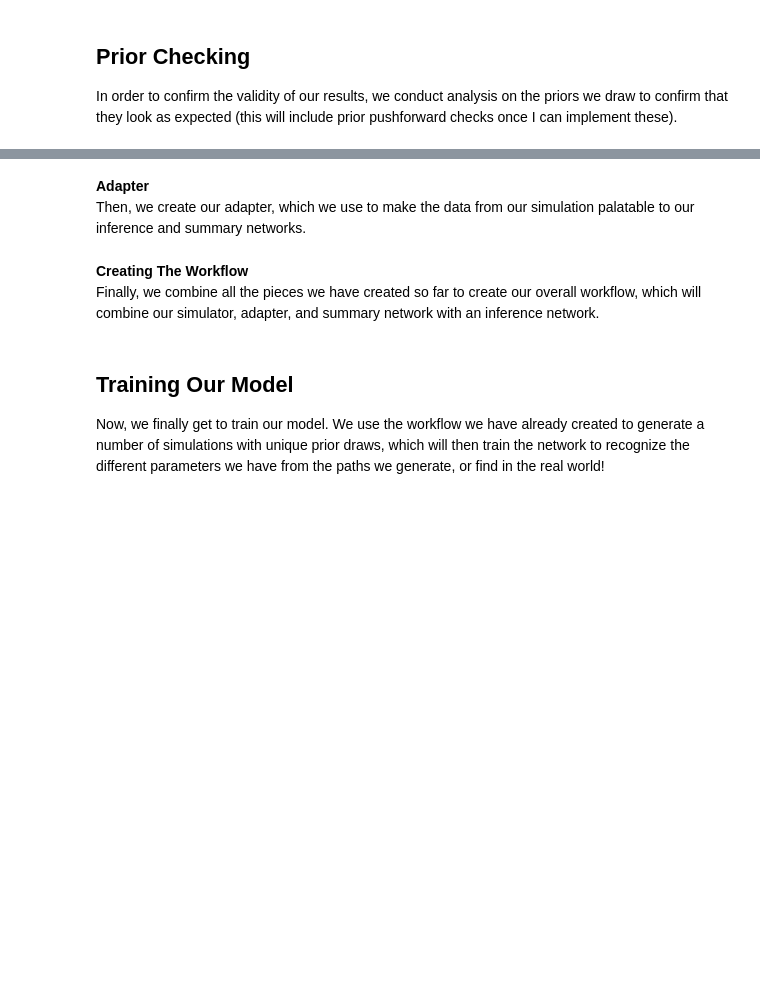
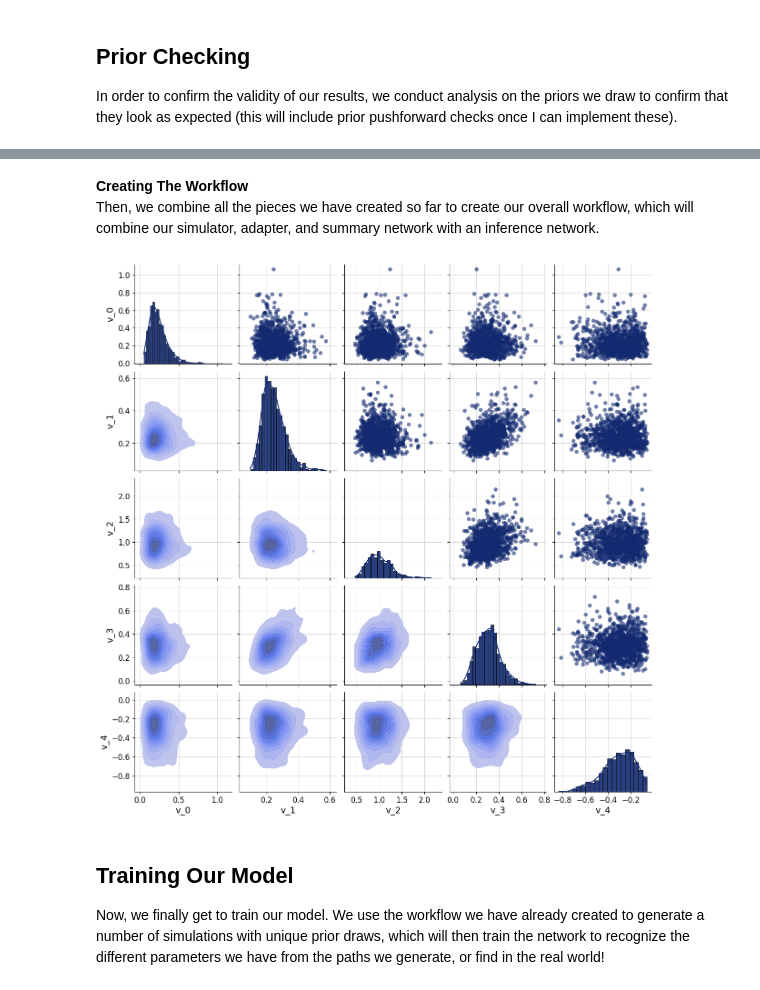
Before and after one commit to HexTechKiran/BayesSmile, a Jupyter notebook: HSV.ipynb, the cells around one changed output, grey strips where cells are left out. Drawn from its saved outputs; the diff is of its cells as text; code cells hidden in the pictures; blank space fills up the shorter version.

```diff
--- a/HSV.ipynb
+++ b/HSV.ipynb
@@ -70,31 +70,38 @@ def draw_theta() :
 def draw_kappa() :
     return np.random.lognormal(*to_lognormal(KAPPA_MEAN, KAPPA_STD))
 
-def draw_sigma() :
-    return np.random.lognormal(*to_lognormal(SIGMA_MEAN, SIGMA_STD))
+def draw_sigma(upper_bound) :
+    epsilon = 10 ** (-6)
+    return np.random.beta(6, 6) * (0.9 * upper_bound) + epsilon
 
 def draw_rho() :
-    # Here we force this value negative to correspond with actual values
-    return np.random.beta(RHO_ALPHA, RHO_BETA) * -1
+    # Here we force this value negative and bound it at -0.9 to avoid over-correlating our processes
+    return np.random.beta(RHO_ALPHA, RHO_BETA) * -0.9 - 0.05
 
 def draw_priors() :
-    return {"spot":draw_spot(),
-            "v0":draw_v0(),
-            "theta":draw_theta(),
-            "kappa":draw_kappa(),
-            "sigma":draw_sigma(),
-            "rho":draw_rho()}
+    spot = draw_spot()
+    v0 = draw_v0()
+    theta = draw_theta()
+    kappa = draw_kappa()
+    sigma = draw_sigma(upper_bound=np.sqrt(2*kappa*theta))
+    rho = draw_rho()
+    return {"spot":spot,
+            "v0":v0,
+            "theta":theta,
+            "kappa":kappa,
+            "sigma":sigma,
+            "rho":rho}
 # %% [markdown]
 ## Defining our Simulator
 
 Next, we define our simulator for the Heston Stochastic Volatility model, using QuantLib as the backend for our model for fast calculation. Using a Bayesflow simulator, we combine our draw_priors() function with our single path simulator to create a simulator object that can be used in our workflow
 # %%
-def single_heston_draw(spot, v0, kappa, theta, sigma, rho, steps=252, dt=1/252):
+def single_heston_draw(spot, v0, theta, kappa, sigma, rho, steps=252, dt=1/252):
     spot_quote = ql.SimpleQuote(spot)
     yield_ts = ql.YieldTermStructureHandle(ql.FlatForward(0, ql.UnitedStates(ql.UnitedStates.NYSE), 0.05, ql.Actual365Fixed()))
     div_ts = ql.YieldTermStructureHandle(ql.FlatForward(0, ql.UnitedStates(ql.UnitedStates.NYSE), 0.0, ql.Actual365Fixed()))
 
-    process = ql.HestonProcess(yield_ts, div_ts, ql.QuoteHandle(spot_quote), v0, kappa, theta, sigma, rho)
+    process = ql.HestonProcess(yield_ts, div_ts, ql.QuoteHandle(spot_quote), v0, kappa, theta, sigma, rho, ql.HestonProcess.QuadraticExponentialMartingale)
 
     # Initialize path arrays
     x = np.zeros(steps + 1)
@@ -156,19 +167,16 @@ class GRU(bf.networks.SummaryNetwork):
-# %% [markdown]
-**Adapter**<br>
-Then, we create our adapter, which we use to make the data from our simulation palatable to our inference and summary networks.
 # %%
 adapter = (
     bf.adapters.Adapter()
     .convert_dtype("float64", "float32")
     .as_time_series("path")
     .concatenate(["v0", "theta", "kappa", "sigma", "rho"], into="inference_variables")
-    .rename("path", "summary_variables")
+    .rename("path", "summary_variables").apply
 )
 # %% [markdown]
 **Creating The Workflow**<br>
-Finally, we combine all the pieces we have created so far to create our overall workflow, which will combine our simulator, adapter, and summary network with an inference network.
+Then, we combine all the pieces we have created so far to create our overall workflow, which will combine our simulator, adapter, and summary network with an inference network.
 # %%
-summary_net = bf.networks.TimeSeriesTransformer(dropout=0.1)
+summary_net = bf.networks.TimeSeriesNetwork(dropout=0.1)
 
 inference_net = bf.networks.CouplingFlow(dropout=0.1)
 
@@ -179,6 +187,14 @@ workflow = bf.BasicWorkflow(
     inference_network=inference_net,
     checkpoint_path="motion_workflow/"
 )
+# %%
+prior_samples = workflow.simulate_adapted(1000)["inference_variables"]
+
+grid2 = bf.diagnostics.plots.pairs_samples(
+    prior_samples#, variable_keys=["spot", "v0", "theta", "kappa", "sigma", "rho"]
+)
+# %% [output]
+[figure, added]
 # %% [markdown]
 ## Training Our Model
 Now, we finally get to train our model. We use the workflow we have already created to generate a number of simulations with unique prior draws, which will then train the network to recognize the different parameters we have from the paths we generate, or find in the real world!
```
Also changed, not shown: parts of 7 cells of this notebook.
